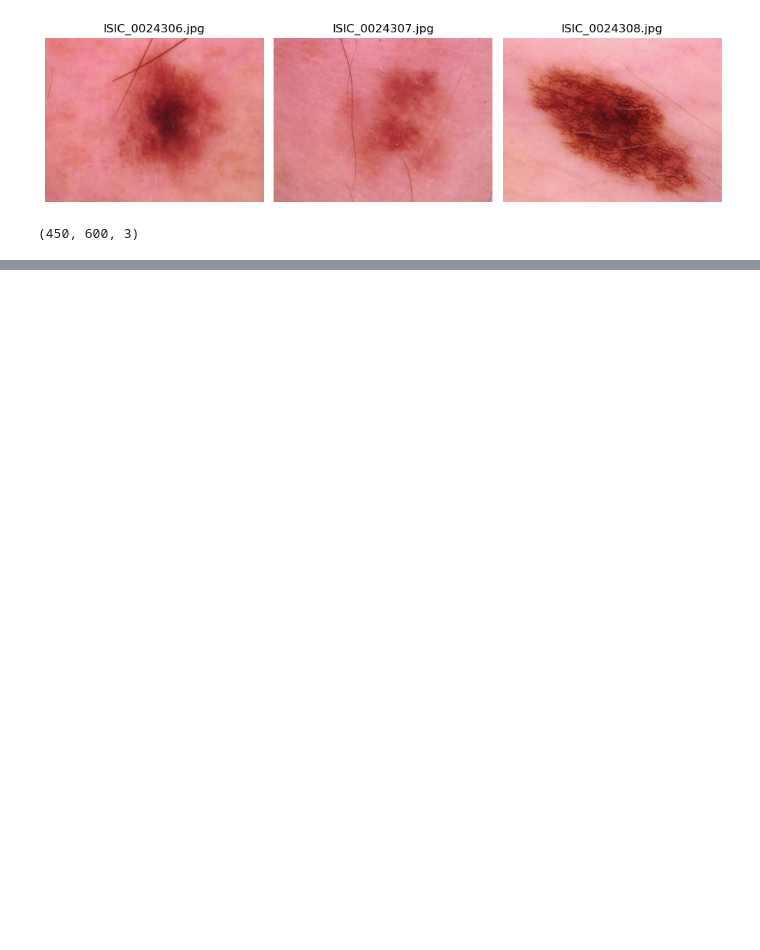
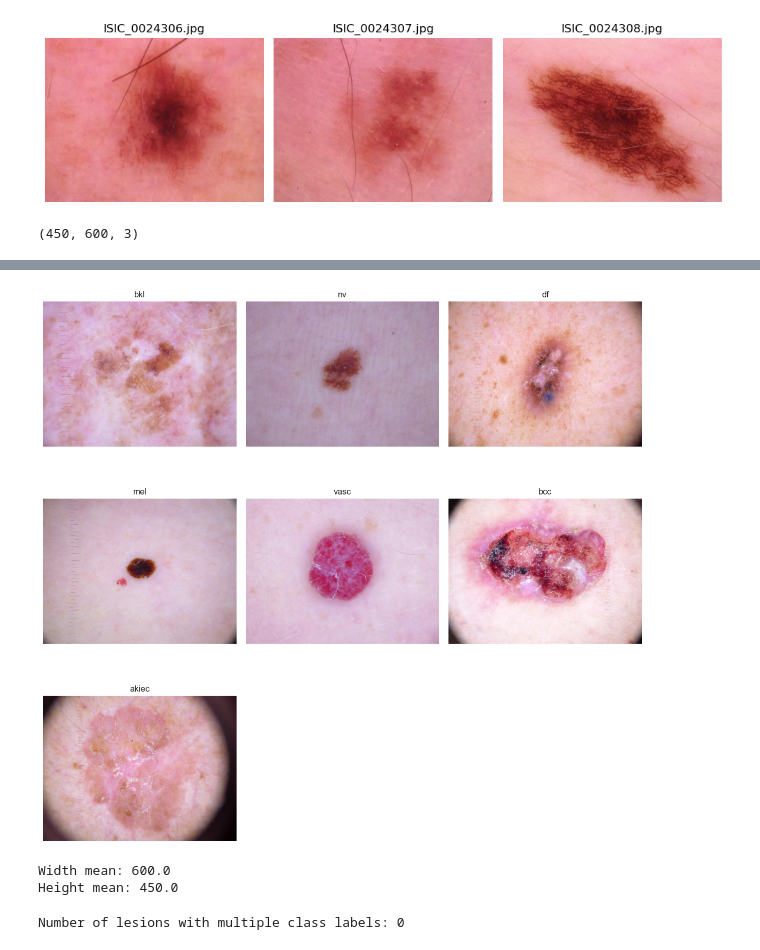
Before and after one commit to NicholasBorch/Bachelor-Project, a Jupyter notebook: EDA/HAM10000_EDA.ipynb, the cells around one changed output, grey strips where cells are left out. Drawn from its saved outputs; the diff is of its cells as text; code cells hidden in the pictures; blank space fills up the shorter version.

```diff
--- a/EDA/HAM10000_EDA.ipynb
+++ b/EDA/HAM10000_EDA.ipynb
@@ -40,0 +134,55 @@ image_arrays[0].shape
+# %%
+# Show examples per class
+
+def get_image_path(image_id):
+    path1 = IMG_PATH_1 / f"{image_id}.jpg"
+    path2 = IMG_PATH_2 / f"{image_id}.jpg"
+    return path1 if path1.exists() else path2
+
+classes = df["dx"].unique()
+
+plt.figure(figsize=(12, 12))
+
+for i, cls in enumerate(classes):
+    sample = df[df["dx"] == cls].iloc[0]
+    img_path = get_image_path(sample["image_id"])
+    img = Image.open(img_path)
+
+    plt.subplot(3, 3, i+1)
+    plt.imshow(img)
+    plt.title(cls)
+    plt.axis("off")
+
+plt.tight_layout()
+plt.show()
+# %% [output]
+[figure, added]
+# %%
+# Image resolution check
+
+sample_paths = df["image_id"].sample(200, random_state=42)
+
+sizes = []
+
+for img_id in tqdm(sample_paths):
+    img_path = get_image_path(img_id)
+    img = Image.open(img_path)
+    sizes.append(img.size)
+
+sizes = np.array(sizes)
+
+print("Width mean:", sizes[:,0].mean())
+print("Height mean:", sizes[:,1].mean())
+# %% [output]
+Width mean: 600.0
+Height mean: 450.0
+# %%
+# Check if a lesion_id has multiple classes
+
+lesion_class_counts = df.groupby("lesion_id")["dx"].nunique()
+
+multi_class_lesions = lesion_class_counts[lesion_class_counts > 1]
+
+print("Number of lesions with multiple class labels:", len(multi_class_lesions))
+# %% [output]
+Number of lesions with multiple class labels: 0
```
Also changed, not shown: parts of 8 cells of this notebook, 2 other files.
